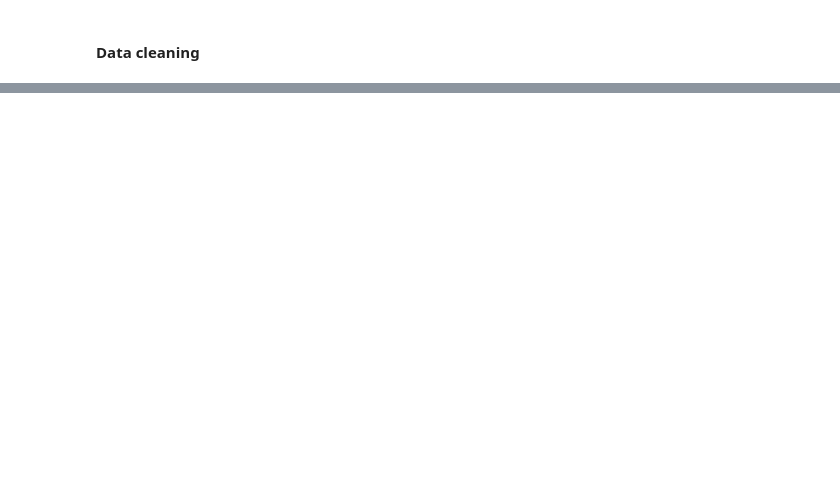
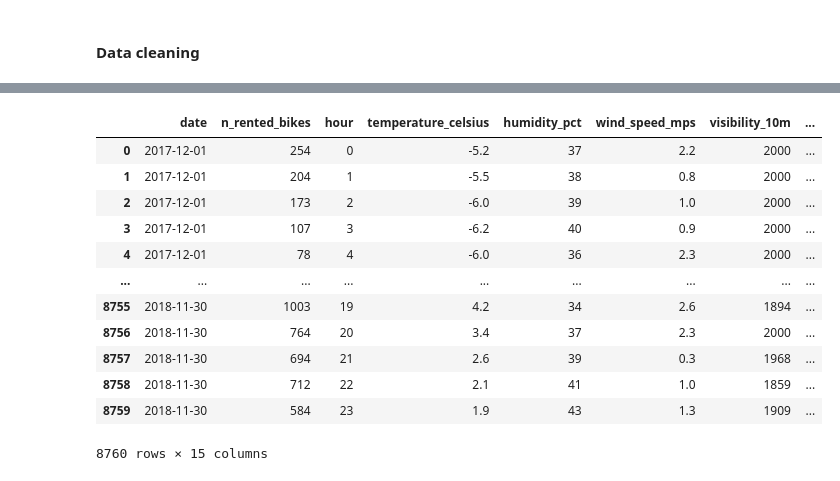
Before and after one commit to topollonaketsana/Coding-Summer-School-CSS, a Jupyter notebook: week 1/data visualisation/notebook.ipynb, the cells around one changed output, grey strips where cells are left out. Cells and saved outputs as stored; diff of their text form; code cells hidden in the pictures; blank space fills up the shorter version.

```diff
--- a/week 1/data visualisation/notebook.ipynb
+++ b/week 1/data visualisation/notebook.ipynb
@@ -25,2 +58,6 @@ df
 # %% [markdown]
 #### Data cleaning
+# %%
+## change date format
+#df['date'] = pd.to_datetime(df['date'], dayfirst= True)
+df['date'] = pd.to_datetime(df['date'], format= '%d/%m/%Y')
@@ -26,0 +79,18 @@ df
+# %%
+df['datetime'] = df['date'] + pd.to_timedelta(df['hour'], unit= 'h')
+# %%
+df
+# %% [output]
+|  | date | n_rented_bikes | hour | temperature_celsius | humidity_pct | wind_speed_mps | visibility_10m | ... |
+| 0 | 2017-12-01 | 254 | 0 | -5.2 | 37 | 2.2 | 2000 | ... |
+| 1 | 2017-12-01 | 204 | 1 | -5.5 | 38 | 0.8 | 2000 | ... |
+| 2 | 2017-12-01 | 173 | 2 | -6.0 | 39 | 1.0 | 2000 | ... |
+| 3 | 2017-12-01 | 107 | 3 | -6.2 | 40 | 0.9 | 2000 | ... |
+| 4 | 2017-12-01 | 78 | 4 | -6.0 | 36 | 2.3 | 2000 | ... |
+| ... | ... | ... | ... | ... | ... | ... | ... | ... |
+| 8755 | 2018-11-30 | 1003 | 19 | 4.2 | 34 | 2.6 | 1894 | ... |
+| 8756 | 2018-11-30 | 764 | 20 | 3.4 | 37 | 2.3 | 2000 | ... |
+| 8757 | 2018-11-30 | 694 | 21 | 2.6 | 39 | 0.3 | 1968 | ... |
+| 8758 | 2018-11-30 | 712 | 22 | 2.1 | 41 | 1.0 | 1859 | ... |
+| 8759 | 2018-11-30 | 584 | 23 | 1.9 | 43 | 1.3 | 1909 | ... |
+8760 rows × 15 columns
```
Also changed, not shown: parts of 13 cells of this notebook.
